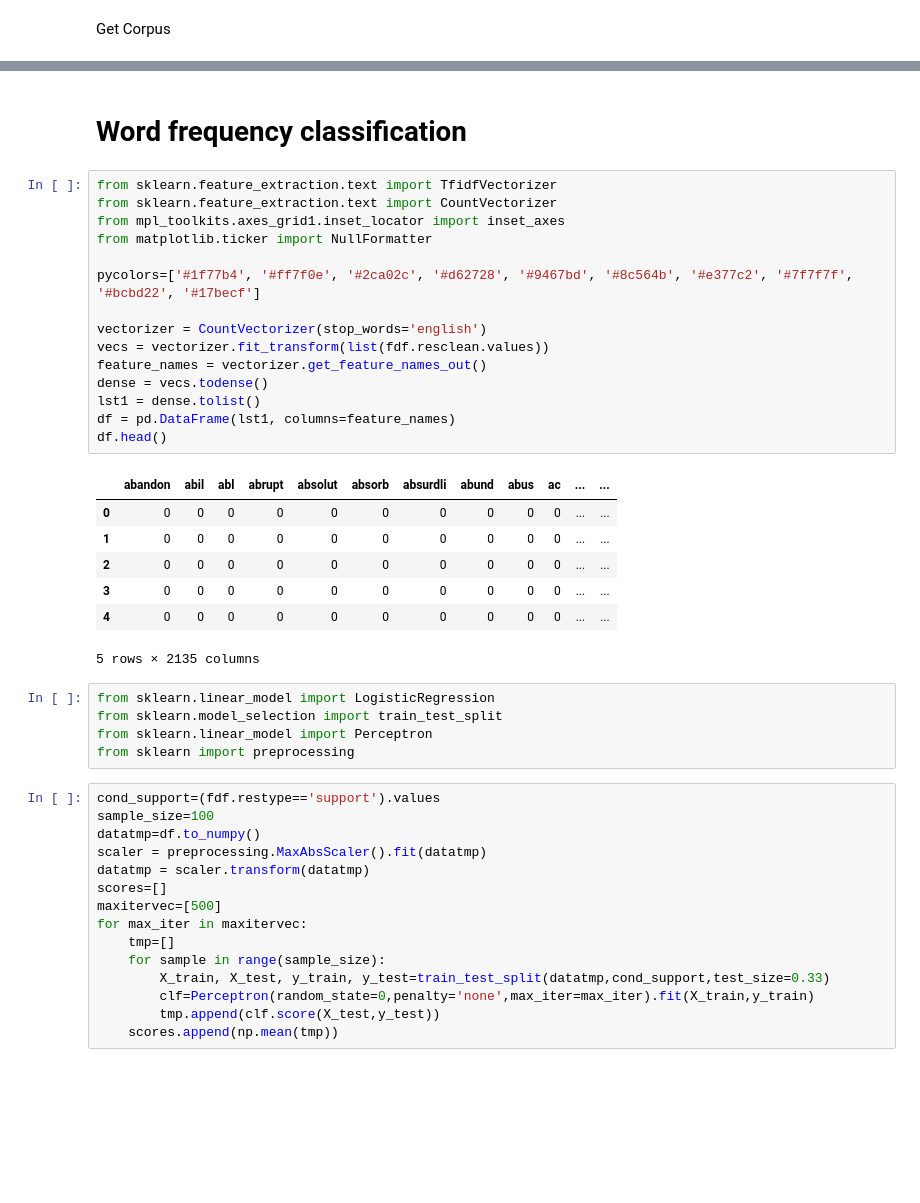
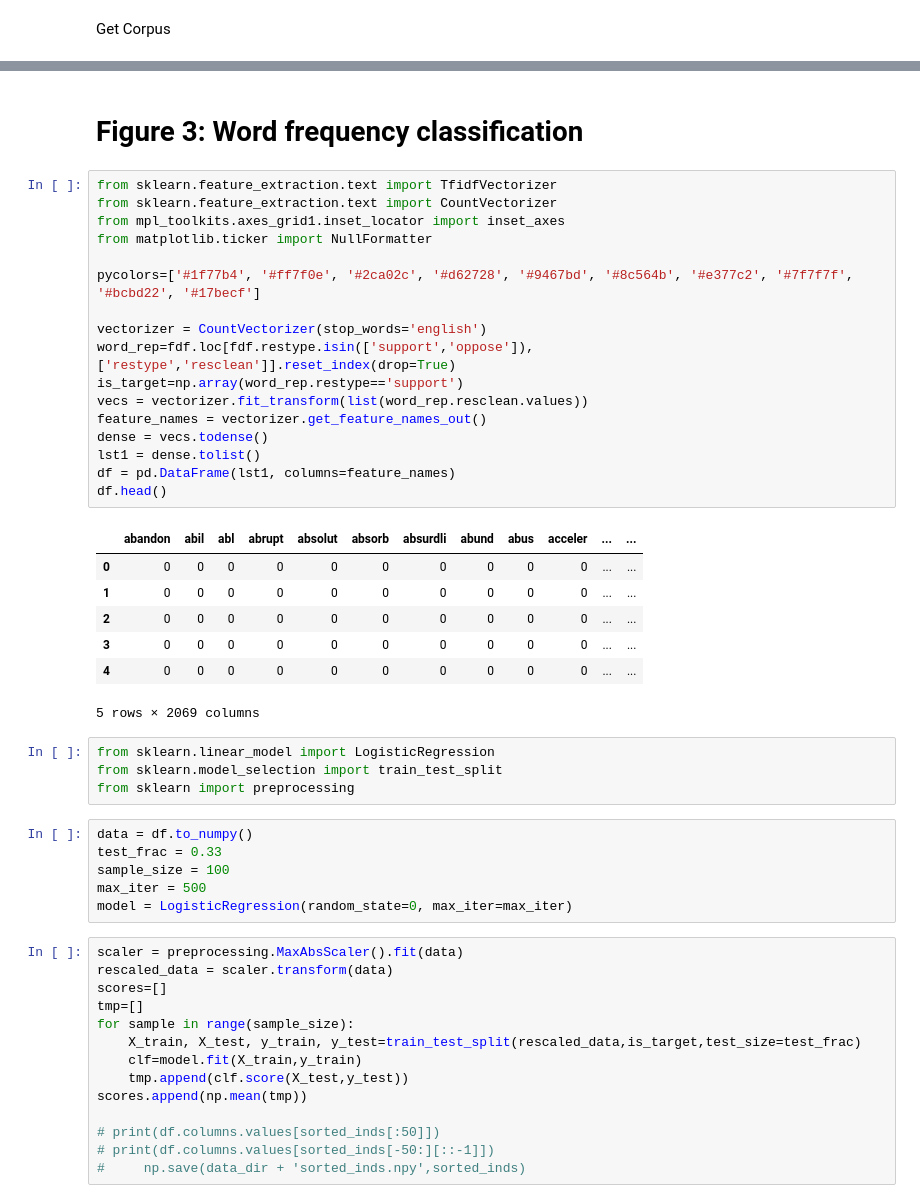
Before and after one commit to mptouzel/PuelmaTouzel_EDS_2024_carbontax, a Jupyter notebook: code/notebooks/Figures_2_and_3_Demographics_of_Support_and Wordlevel_representations.ipynb, the cells around one changed output, grey strips where cells are left out. Saved outputs shown, nothing was run; the diff lists cells and outputs as text; blank space fills up the shorter version.

```diff
--- a/code/notebooks/Figures_2_and_3_Demographics_of_Support_and Wordlevel_representations.ipynb
+++ b/code/notebooks/Figures_2_and_3_Demographics_of_Support_and Wordlevel_representations.ipynb
@@ -344,45 +180,51 @@ if True:
 # %% [markdown]
-# Word frequency classification
+# Figure 3: Word frequency classification
 # %%
 from sklearn.feature_extraction.text import TfidfVectorizer
 from sklearn.feature_extraction.text import CountVectorizer
 from mpl_toolkits.axes_grid1.inset_locator import inset_axes
 from matplotlib.ticker import NullFormatter
 
 pycolors=['#1f77b4', '#ff7f0e', '#2ca02c', '#d62728', '#9467bd', '#8c564b', '#e377c2', '#7f7f7f', '#bcbd22', '#17becf']
 
 vectorizer = CountVectorizer(stop_words='english')
-vecs = vectorizer.fit_transform(list(fdf.resclean.values))
+word_rep=fdf.loc[fdf.restype.isin(['support','oppose']),['restype','resclean']].reset_index(drop=True)
+is_target=np.array(word_rep.restype=='support')
+vecs = vectorizer.fit_transform(list(word_rep.resclean.values))
 feature_names = vectorizer.get_feature_names_out()
 dense = vecs.todense()
 lst1 = dense.tolist()
 df = pd.DataFrame(lst1, columns=feature_names)
 df.head()
 # %% [output]
-|  | abandon | abil | abl | abrupt | absolut | absorb | absurdli | abund | abus | ac | ... | ... |
+|  | abandon | abil | abl | abrupt | absolut | absorb | absurdli | abund | abus | acceler | ... | ... |
 | 0 | 0 | 0 | 0 | 0 | 0 | 0 | 0 | 0 | 0 | 0 | ... | ... |
 | 1 | 0 | 0 | 0 | 0 | 0 | 0 | 0 | 0 | 0 | 0 | ... | ... |
 | 2 | 0 | 0 | 0 | 0 | 0 | 0 | 0 | 0 | 0 | 0 | ... | ... |
 | 3 | 0 | 0 | 0 | 0 | 0 | 0 | 0 | 0 | 0 | 0 | ... | ... |
 | 4 | 0 | 0 | 0 | 0 | 0 | 0 | 0 | 0 | 0 | 0 | ... | ... |
-5 rows × 2135 columns
+5 rows × 2069 columns
 # %%
 from sklearn.linear_model import LogisticRegression
 from sklearn.model_selection import train_test_split
-from sklearn.linear_model import Perceptron
 from sklearn import preprocessing
+# %%
+data = df.to_numpy()
+test_frac = 0.33
+sample_size = 100
+max_iter = 500
+model = LogisticRegression(random_state=0, max_iter=max_iter)
 # %%
-cond_support=(fdf.restype=='support').values
-sample_size=100
-datatmp=df.to_numpy()
-scaler = preprocessing.MaxAbsScaler().fit(datatmp)
-datatmp = scaler.transform(datatmp)
+scaler = preprocessing.MaxAbsScaler().fit(data)
+rescaled_data = scaler.transform(data)
 scores=[]
-maxitervec=[500]
-for max_iter in maxitervec:
-    tmp=[]
-    for sample in range(sample_size):
-        X_train, X_test, y_train, y_test=train_test_split(datatmp,cond_support,test_size=0.33)
-        clf=Perceptron(random_state=0,penalty='none',max_iter=max_iter).fit(X_train,y_train)
-        tmp.append(clf.score(X_test,y_test))
-    scores.append(np.mean(tmp))
+tmp=[]
+for sample in range(sample_size):
+    X_train, X_test, y_train, y_test=train_test_split(rescaled_data,is_target,test_size=test_frac)
+    clf=model.fit(X_train,y_train)
+    tmp.append(clf.score(X_test,y_test))
+scores.append(np.mean(tmp))
+
+# print(df.columns.values[sorted_inds[:50]])
+# print(df.columns.values[sorted_inds[-50:][::-1]])
+#     np.save(data_dir + 'sorted_inds.npy',sorted_inds)
```
Also changed, not shown: parts of 17 cells of this notebook, 5 other files.
